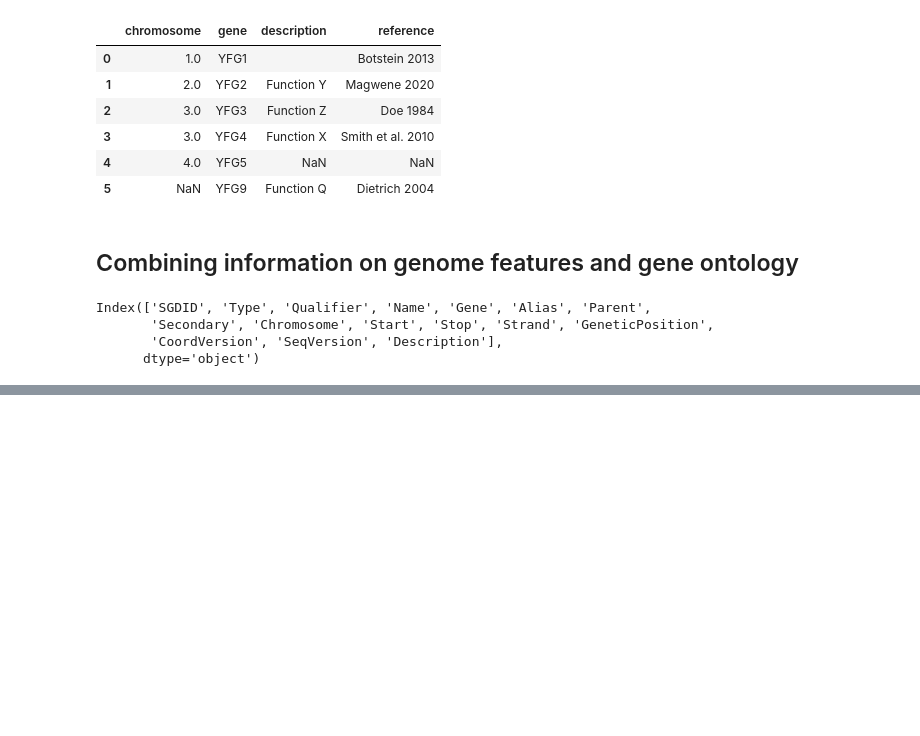
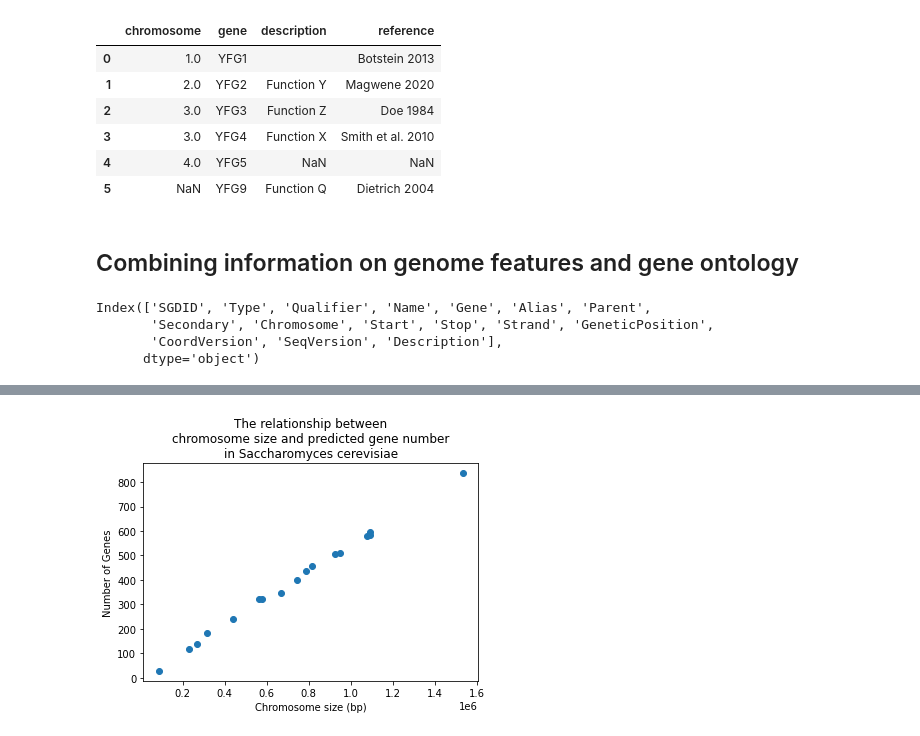
Before and after one commit to bio208fs-class/bio208fs-lecture, a Jupyter notebook: notebooks/class08-live-coding.ipynb, the cells around one changed output, grey strips where cells are left out. Cells and saved outputs as stored; diff of their text form; code cells hidden in the pictures; blank space fills up the shorter version.

```diff
--- a/notebooks/class08-live-coding.ipynb
+++ b/notebooks/class08-live-coding.ipynb
@@ -346,0 +400,4 @@ newfeatures.head(3)
+# %%
+# filter out 2-micron and get counts of orfs by chromosome
+orfcts = orfs[orfs.Chromosome != "2-micron"].Chromosome.value_counts()
+orfcts
@@ -346,0 +423,2 @@ newfeatures.head(3)
+# %%
+clens["NumGenes"] = orfcts  # this doesn't work as expected because indices are different types!
@@ -346,0 +439,4 @@ newfeatures.head(3)
+# %%
+orfctsdf = pd.DataFrame({"NumGenes":orfcts,
+                        "Chromosome":orfcts.index.astype("int")})
+orfctsdf
@@ -346,0 +462,2 @@ newfeatures.head(3)
+# %%
+newClens = pd.merge(clens, orfctsdf, on="Chromosome")
@@ -346,0 +485,12 @@ newfeatures.head(3)
+# %%
+title = """The relationship between
+chromosome size and predicted gene number
+in Saccharomyces cerevisiae"""
+
+plt.scatter(newClens.Length, newClens.NumGenes)
+plt.xlabel("Chromosome size (bp)")
+plt.ylabel("Number of Genes")
+plt.title(title)
+pass
+# %% [output]
+[figure, added]
```
Also changed, not shown: parts of 31 cells of this notebook.
